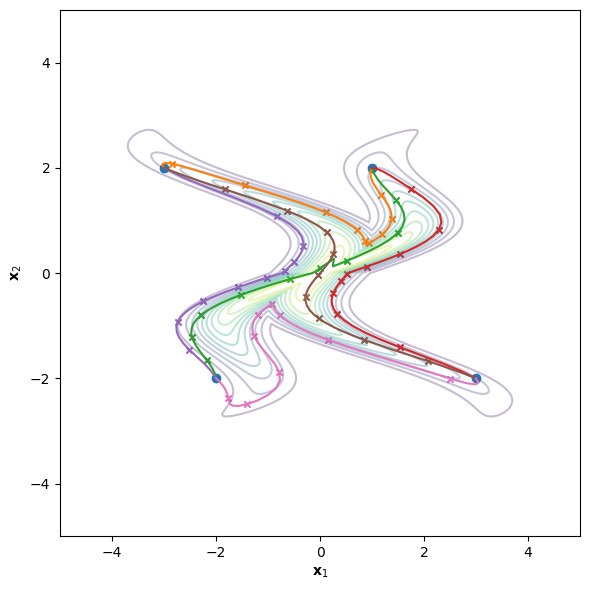
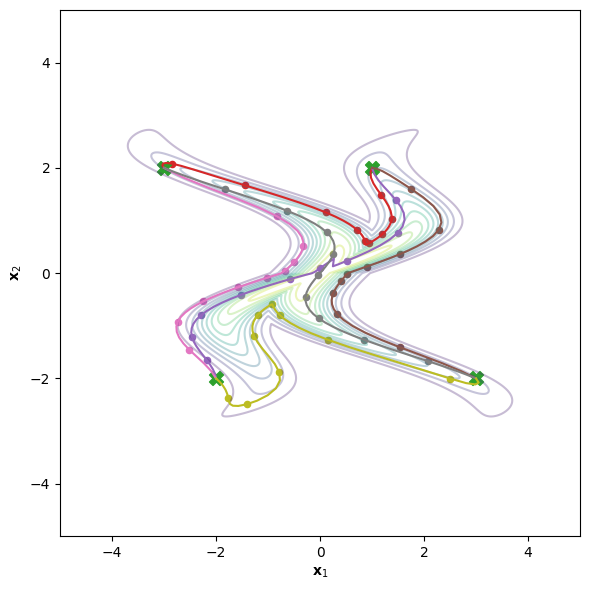
Code edit (unified diff) that turned the first committed figure into the second:
--- before
+++ after
@@ -6,5 +6,5 @@
 plt.contour(X.numpy(), Y.numpy(), log_probs_multi.numpy(), levels=10, cmap='viridis', alpha=0.3)
 
-k=1
+k=3
 for i in range(4):
     for j in range(i+1, 4):
@@ -14,8 +14,9 @@
         phi_chi_geodesics = phi_chi_manifold.geodesic(x_i[None,None], x_j[None,None], t)[0,0,0]
         plt.plot(phi_chi_geodesics[:, 0].numpy(), phi_chi_geodesics[:, 1].numpy(), color=plt.cm.tab10(k))
-        plt.scatter(phi_chi_geodesics[::T, 0].numpy(), phi_chi_geodesics[::T, 1].numpy(), color=plt.cm.tab10(k), marker='x', s=20)
+        plt.scatter(phi_chi_geodesics[::T, 0].numpy(), phi_chi_geodesics[::T, 1].numpy(), color=plt.cm.tab10(k), marker='o', s=20)
         k += 1
 
-plt.scatter(archetypes[:, 0].numpy(), archetypes[:, 1].numpy(), color=plt.cm.tab10(0), marker='o')
+plt.scatter(archetypes[:, 0].numpy(), archetypes[:, 1].numpy(), color=plt.cm.tab10(2), marker='X', s=100)
+    
 plt.xlabel(r'$\mathbf{x}_1$')
 plt.ylabel(r'$\mathbf{x}_2$')
@@ -23,5 +24,5 @@
 plt.ylim(-5,5)
 plt.tight_layout()
-plt.savefig(os.path.join(results_folder, "geodesics_starflow.png"))
+plt.savefig(os.path.join(results_folder, "geodesics.png"))
 plt.show()
 
@@ -29,5 +30,5 @@
 plt.contour(X.numpy(), Y.numpy(), log_probs_multi.numpy(), levels=10, cmap='viridis', alpha=0.3)
 
-k=1
+k=3
 for i in range(4):
     for j in range(i+1, 4):
@@ -37,8 +38,8 @@
         Omega_geodesics = Omega_manifold.geodesic(mu_i[None,None], mu_j[None,None], t)[0,0,0]
         plt.plot(Omega_geodesics[:, 0].numpy(), Omega_geodesics[:, 1].numpy(), color=plt.cm.tab10(k))
-        plt.scatter(Omega_geodesics[::T, 0].numpy(), Omega_geodesics[::T, 1].numpy(), color=plt.cm.tab10(k), marker='x', s=20)
+        plt.scatter(Omega_geodesics[::T, 0].numpy(), Omega_geodesics[::T, 1].numpy(), color=plt.cm.tab10(k), marker='o', s=20)
         k += 1
 
-plt.scatter(archetypes[:, 0].numpy(), archetypes[:, 1].numpy(), color=plt.cm.tab10(0), marker='o')
+plt.scatter(archetypes[:, 0].numpy(), archetypes[:, 1].numpy(), color=plt.cm.tab10(2), marker='X', s=100)
 plt.xlabel(r'$\mathbf{x}_1$')
 plt.ylabel(r'$\mathbf{x}_2$')
@@ -46,5 +47,5 @@
 plt.ylim(-5,5)
 plt.tight_layout()
-plt.savefig(os.path.join(results_folder, "geodesics_conv_starflow.png"))
+plt.savefig(os.path.join(results_folder, "geodesics_conv.png"))
 plt.show()
 
@@ -53,5 +54,5 @@
 plt.contour(X.numpy(), Y.numpy(), log_probs_multi.numpy(), levels=10, cmap='viridis', alpha=0.3)
 
-k=1
+k=3
 for i in range(4):
     for j in range(i+1, 4):
@@ -61,8 +62,8 @@
         phi_chi_geodesics = iso_phi_chi_manifold.geodesic(x_i[None,None], x_j[None,None], t)[0,0,0]
         plt.plot(phi_chi_geodesics[:, 0].numpy(), phi_chi_geodesics[:, 1].numpy(), color=plt.cm.tab10(k))
-        plt.scatter(phi_chi_geodesics[::T, 0].numpy(), phi_chi_geodesics[::T, 1].numpy(), color=plt.cm.tab10(k), marker='x', s=20)  
+        plt.scatter(phi_chi_geodesics[::T, 0].numpy(), phi_chi_geodesics[::T, 1].numpy(), color=plt.cm.tab10(k), marker='o', s=20)  
         k += 1
 
-plt.scatter(archetypes[:, 0].numpy(), archetypes[:, 1].numpy(), color=plt.cm.tab10(0), marker='o')
+plt.scatter(archetypes[:, 0].numpy(), archetypes[:, 1].numpy(), color=plt.cm.tab10(2), marker='X', s=100)
 plt.xlabel(r'$\mathbf{x}_1$')
 plt.ylabel(r'$\mathbf{x}_2$')
@@ -70,5 +71,5 @@
 plt.ylim(-5,5)
 plt.tight_layout()
-plt.savefig(os.path.join(results_folder, "geodesics_starflow_iso.png"))
+plt.savefig(os.path.join(results_folder, "geodesics_iso.png"))
 plt.show()
 
@@ -76,5 +77,5 @@
 plt.contour(X.numpy(), Y.numpy(), log_probs_multi.numpy(), levels=10, cmap='viridis', alpha=0.3)
 
-k=1
+k=3
 for i in range(4):
     for j in range(i+1, 4):
@@ -84,8 +85,8 @@
         Omega_geodesics = iso_Omega_manifold.geodesic(mu_i[None,None], mu_j[None,None], t)[0,0,0]
         plt.plot(Omega_geodesics[:, 0].numpy(), Omega_geodesics[:, 1].numpy(), color=plt.cm.tab10(k))
-        plt.scatter(Omega_geodesics[::T, 0].numpy(), Omega_geodesics[::T, 1].numpy(), color=plt.cm.tab10(k), marker='x', s=20)
+        plt.scatter(Omega_geodesics[::T, 0].numpy(), Omega_geodesics[::T, 1].numpy(), color=plt.cm.tab10(k), marker='o', s=20)
         k += 1
 
-plt.scatter(archetypes[:, 0].numpy(), archetypes[:, 1].numpy(), color=plt.cm.tab10(0), marker='o')
+plt.scatter(archetypes[:, 0].numpy(), archetypes[:, 1].numpy(), color=plt.cm.tab10(2), marker='X', s=100)
 plt.xlabel(r'$\mathbf{x}_1$')
 plt.ylabel(r'$\mathbf{x}_2$')
@@ -93,4 +94,4 @@
 plt.ylim(-5,5)
 plt.tight_layout()
-plt.savefig(os.path.join(results_folder, "geodesics_conv_starflow_iso.png"))
+plt.savefig(os.path.join(results_folder, "geodesics_conv_iso.png"))
 plt.show()

Commit: still some bugs for mnist